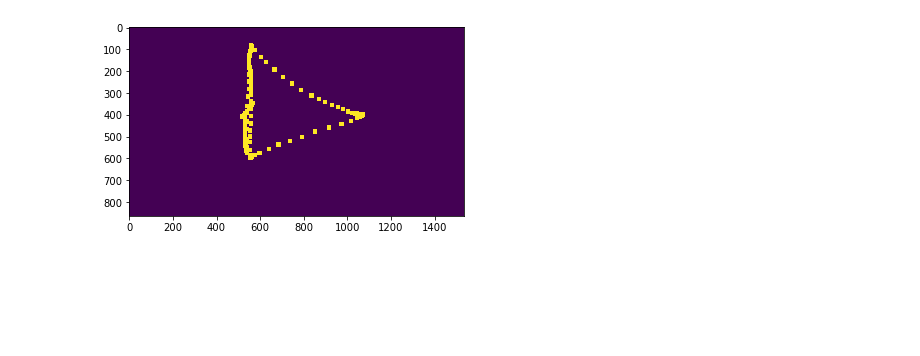
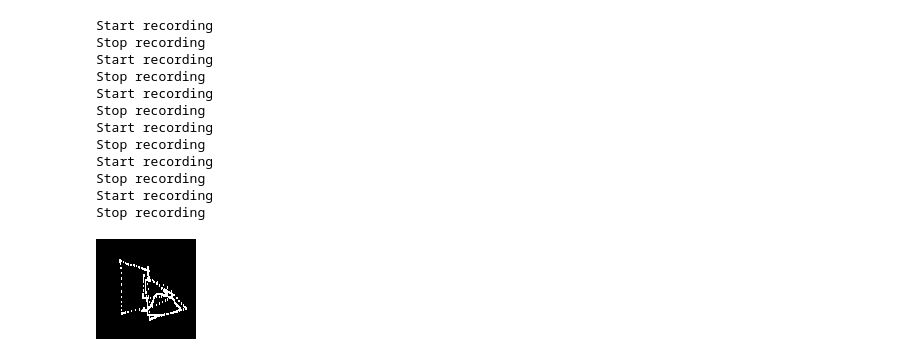
Before and after one commit to TheoLvs/mouse-control, a Jupyter notebook: notebooks/20200325 - Mouse control.ipynb, the cells around one changed output. Saved outputs shown, nothing was run; the diff lists cells and outputs as text; code cells hidden in the pictures; blank space fills up the shorter version.

```diff
--- a/notebooks/20200325 - Mouse control.ipynb
+++ b/notebooks/20200325 - Mouse control.ipynb
@@ -26,25 +12,0 @@ Height = 864
-# %%
-import time
-import itertools
-from PIL import Image
-
-def store_mouse_movement(duration = 30,pad = 2):
-    width,height = GetSystemMetrics(0),GetSystemMetrics(1)
-    capture = np.zeros((width,height))
-
-    s = time.time()
-    i = 1
-
-    x_range = lambda x : list(range(max([0,x-pad]),min([width,x+pad])))
-    y_range = lambda y : list(range(max([0,y-pad]),min([height,y+pad])))
-    arr_range = lambda x,y : np.array(list(itertools.product(x_range(x),y_range(y))))
-
-    while time.time() - s < duration:
-        _, _, (x,y) = win32gui.GetCursorInfo()
-        arr = arr_range(x,y)
-        capture[arr[:,0],arr[:,1]] = 1
-        i += 1
-
-
-
-    return capture,i
@@ -51,7 +58,15 @@ def store_mouse_movement(duration = 30,pad = 2):
 # %%
-c,i = store_mouse_movement(duration = 3,pad = 10)
+c,i,q = store_mouse_movement(duration = 20,pad = 10,max_stop = 1)
+# %% [output]
+Start recording
+Stop recording
+Start recording
+Stop recording
+Start recording
+Stop recording
+Start recording
+Stop recording
+Start recording
+Stop recording
+Start recording
+Stop recording
-# %%
-plt.imshow(c.T)
-plt.show()
-# %% [output]
-[figure, removed]
@@ -57,0 +75,6 @@ plt.show()
+# %%
+im = Image.fromarray(np.uint8(c.T*255))
+# %%
+im.resize((100,100))
+# %% [output]
+[figure, added]
```
Also changed, not shown: parts of 8 cells of this notebook, 1 other file.
